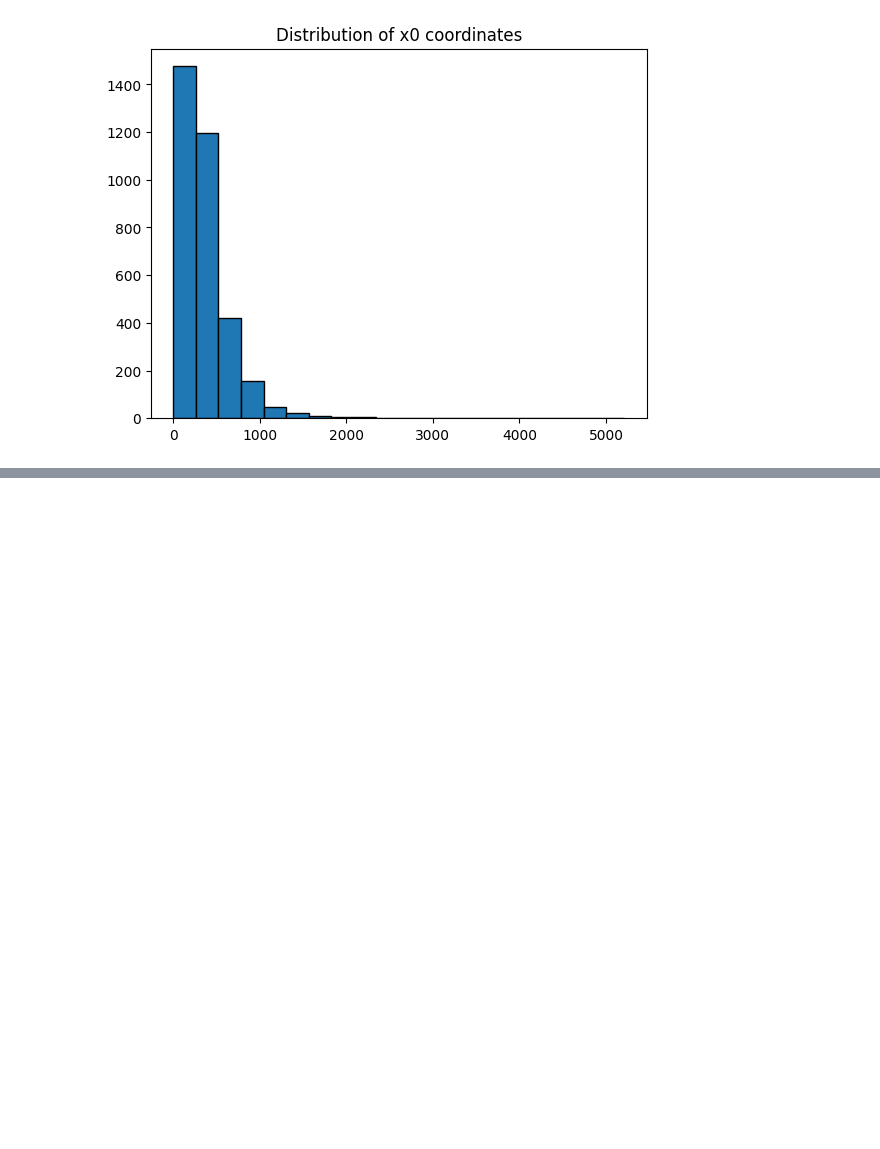
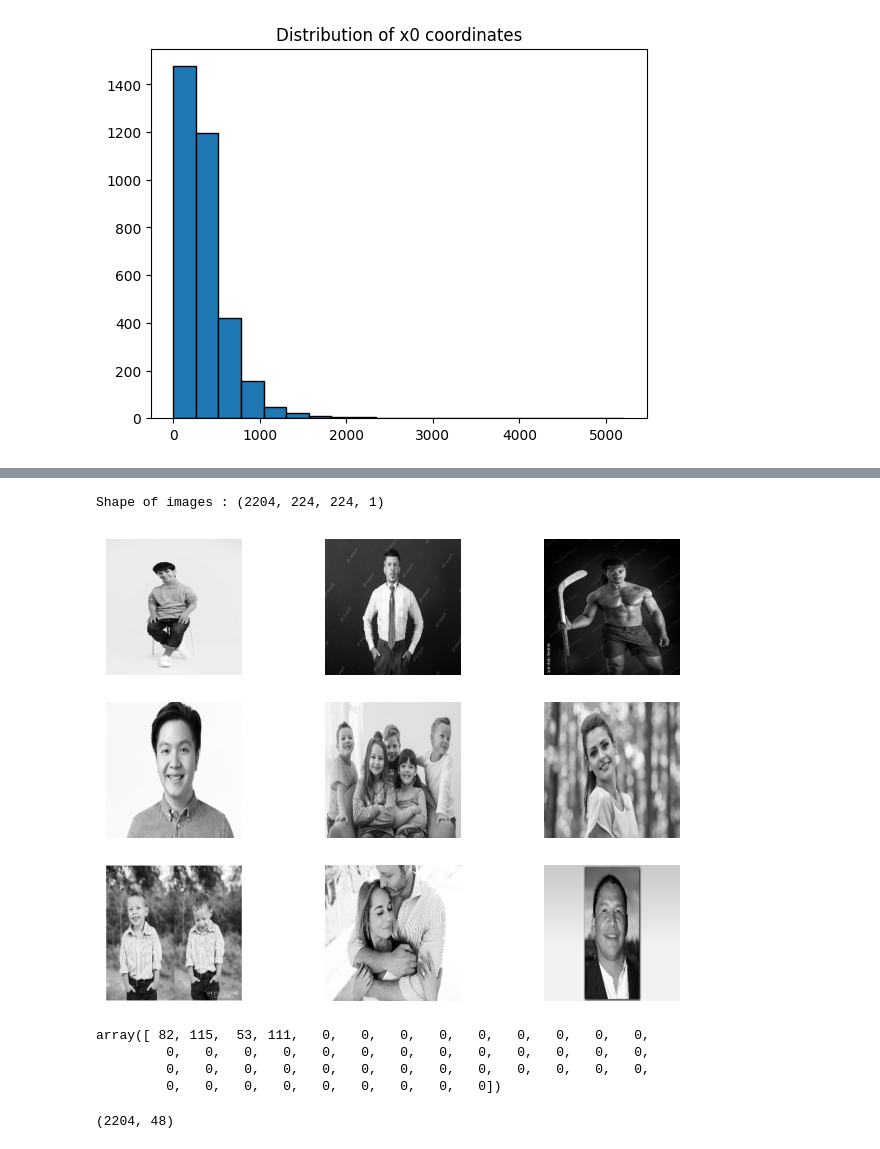
Before and after one commit to ChetanAIML/Capstone, a Jupyter notebook: Human_Face_Detection.ipynb, the cells around one changed output, grey strips where cells are left out. Cells and saved outputs as stored; diff of their text form; code cells hidden in the pictures; blank space fills up the shorter version.

```diff
--- a/Human_Face_Detection.ipynb
+++ b/Human_Face_Detection.ipynb
@@ -157,0 +96,22 @@ ValueError: ignored
+# %%
+data = {}
+for i in df["image_name"]:
+    if i not in data:
+       data[i] = []
+for index, img_name in enumerate(df["image_name"]):
+    width = df["width"][index]
+    height = df["height"][index]
+    x0 = df["x0"][index]
+    x1 = df["x1"][index]
+    y0 = df["y0"][index]
+    y1 = df["y1"][index]
+
+    new_x0 = int((x0/width)*224)
+    new_x1 = int((x1/width)*224)
+    new_y0 = int((y0/width)*224)
+    new_y1 = int((y1/width)*224)
+
+    data[img_name].append(new_x0)
+    data[img_name].append(new_x1)
+    data[img_name].append(new_y0)
+    data[img_name].append(new_y1)
@@ -157,0 +138,7 @@ ValueError: ignored
+# %%
+import cv2 as cv
+images = []
+for img_name in data.keys():
+    img_arr = cv.imread(path+ 'images/' + img_name,cv.IMREAD_GRAYSCALE)
+    img_resize = cv.resize(img_arr, (224, 224))
+    images.append(img_resize)
@@ -157,0 +147,15 @@ ValueError: ignored
+# %%
+images = np.array(images)
+images = np.expand_dims(images, axis = 3)
+# %%
+print(f"Shape of images : {images.shape}")
+# %% [output]
+Shape of images : (2204, 224, 224, 1)
+# %%
+plt.figure(figsize = (8,6))
+for i in range(9):
+    plt.subplot(3, 3, i+1)
+    plt.imshow(images[i], cmap = 'gray')
+    plt.axis('off')
+# %% [output]
+[figure, added]
@@ -157,0 +175,14 @@ ValueError: ignored
+# %%
+bbox = np.array(bbox)
+bbox[0]
+# %% [output]
+array([ 82, 115,  53, 111,   0,   0,   0,   0,   0,   0,   0,   0,   0,
+         0,   0,   0,   0,   0,   0,   0,   0,   0,   0,   0,   0,   0,
+         0,   0,   0,   0,   0,   0,   0,   0,   0,   0,   0,   0,   0,
+         0,   0,   0,   0,   0,   0,   0,   0,   0])
+# %%
+
+
+bbox.shape
+# %% [output]
+(2204, 48)
```
Also changed, not shown: parts of 15 cells of this notebook.
